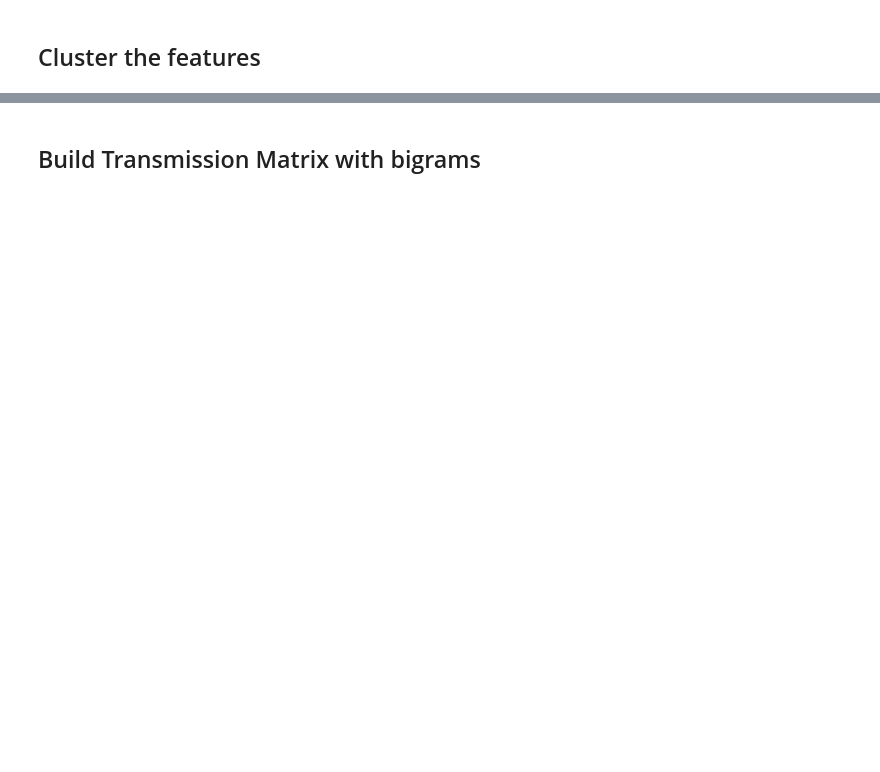
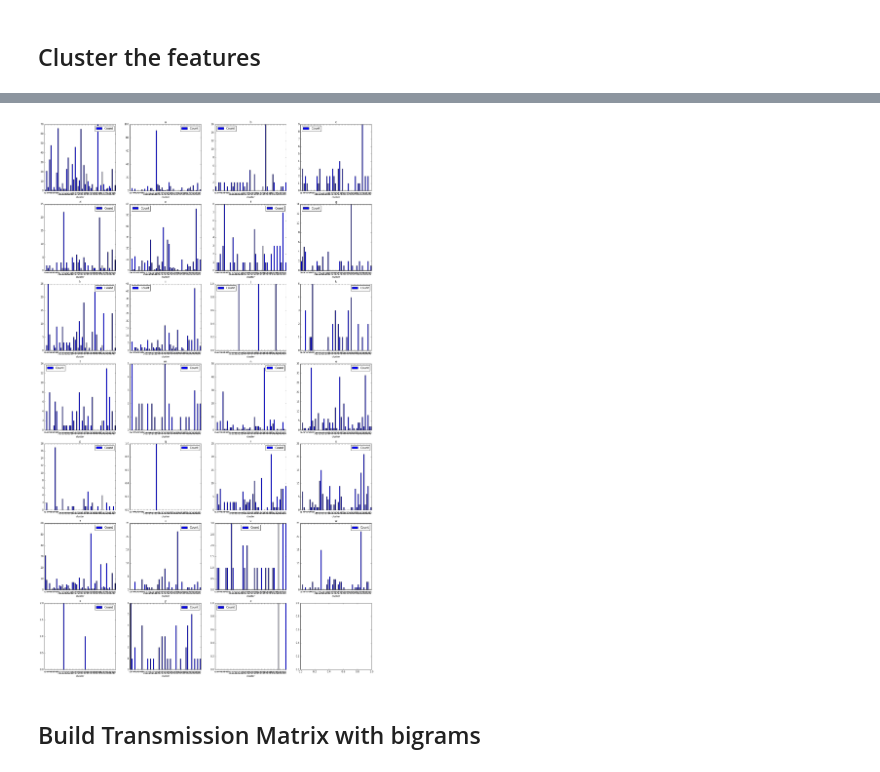
Before and after one commit to kyang01/keyboard_emanations, a Jupyter notebook: Processing.ipynb, the cells around one changed output, grey strips where cells are left out. Saved outputs shown, nothing was run; the diff lists cells and outputs as text; code cells hidden in the pictures; blank space fills up the shorter version.

```diff
--- a/Processing.ipynb
+++ b/Processing.ipynb
@@ -208,5 +412,7 @@ pl.view_char(char_inps, 'e', limit = 8)
 # %% [markdown]
 ## Get the cepstrum features from the raw signal
 # %%
-cepstrum_df = pl.extract_cepstrum(char_inps, rate, mfcc_start=0, mfcc_end=19)
+ # Extract features
+cepstrum_df = pl.extract_cepstrum(char_inps, RATE, mfcc_start=MFCC_START, mfcc_end=MFCC_END)
+
 cepstrum_df.head()
@@ -219,5 +452,6 @@ pl.view_char(cepstrum_df, 'e', xlim = 200, limit = 12)
 # %% [markdown]
 ## Cluster the features
 # %%
-cepstrum_df = pl.cluster(cepstrum_df, num_clusters = num_clusters, n_components = n_components)
+# Cluster the sounds
+cepstrum_df = pl.cluster(cepstrum_df, num_clusters = NUM_CLUSTERS, n_components = N_COMPONENTS)
 cepstrum_df.head()
@@ -224,5 +466,7 @@ cepstrum_df.head()
 # %%
-pl.cluster_proportions(cepstrum_df, [' '] + map(lambda x : chr(x + ord('a')),  range(26)), num_clusters = num_clusters)
+pl.cluster_proportions(cepstrum_df, [' '] + map(lambda x : chr(x + ord('a')),  range(26)), num_clusters = NUM_CLUSTERS)
+# %% [output]
+[figure, added]
 # %% [markdown]
 ## Build Transmission Matrix with bigrams
 # %%
```
Also changed, not shown: parts of 30 cells of this notebook, 7 other files.
